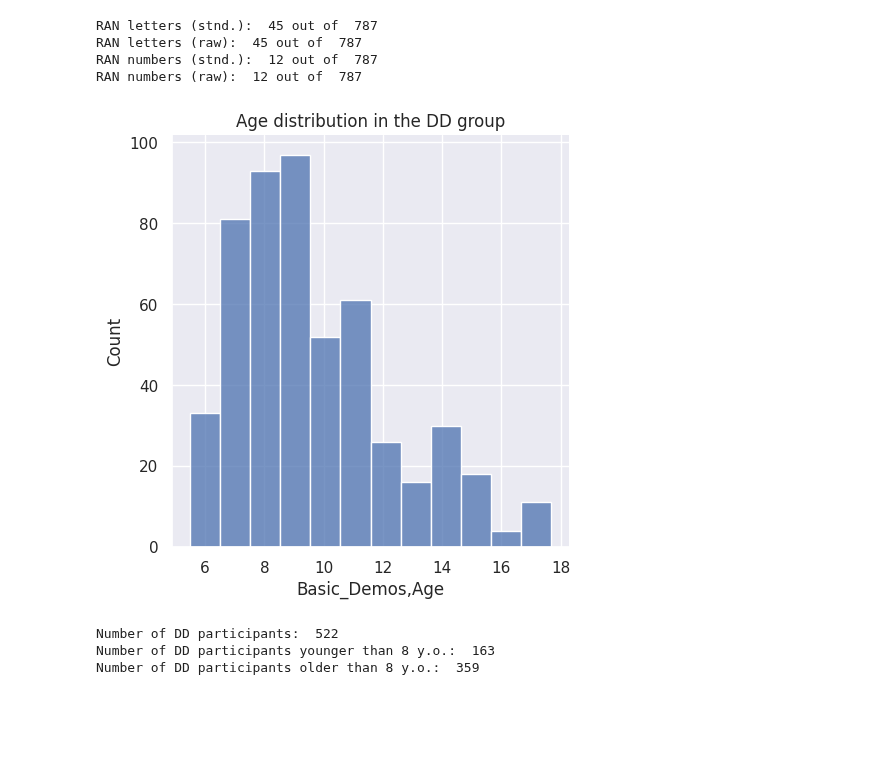
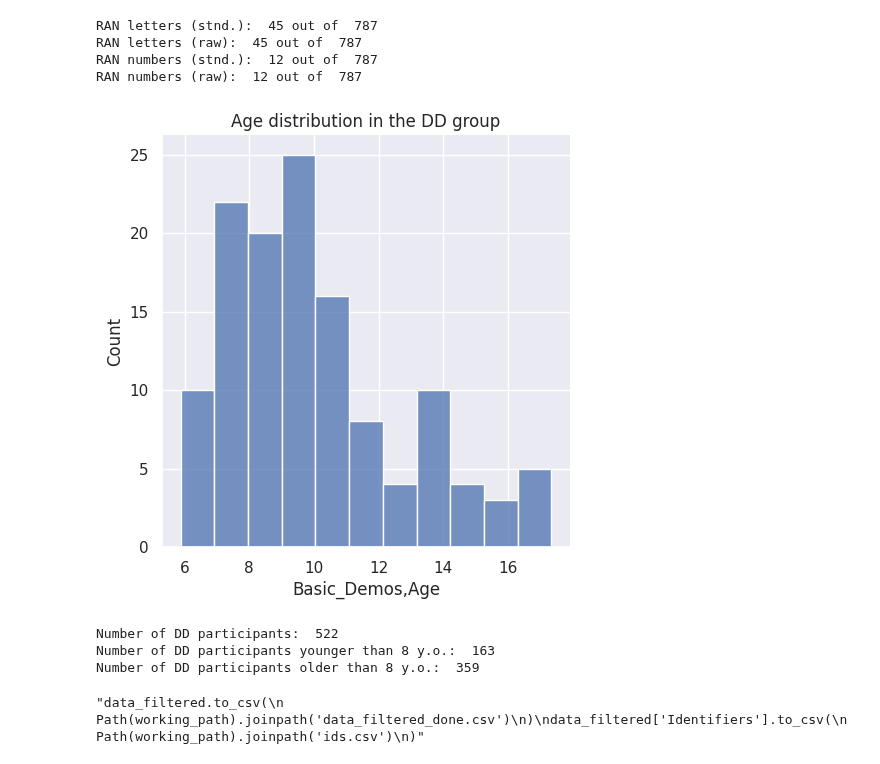
Before and after one commit to cristinarainich/Child-Mind-Institute-Project, a Jupyter notebook: Pheno_data_finalquery.ipynb, the cells around one changed output. Cells and saved outputs as stored; diff of their text form; code cells hidden in the pictures; blank space fills up the shorter version.

```diff
--- a/Pheno_data_finalquery.ipynb
+++ b/Pheno_data_finalquery.ipynb
@@ -449,6 +513,7 @@ def diagnosis(df):
       # dyslexic without comorbidities
       # dyslexic with comorbidities
       # other diagnosis
+      counter = 0
       if dys == 0:
         if dys_type == '':
           if inter_diag != '':
@@ -494,6 +559,8 @@ def diagnosis(df):
             type_DD.append('Math and Writing')
           elif 'Written' and 'Reading' in dys_type:
             type_DD.append('Reading and Writing')
+            counter += 1
+
           else:
             print('ERROR: unknown type of DD')
             print(i, dys_type, inter_diag, dys)
@@ -531,7 +598,7 @@ def diagnosis(df):
     #print(status)
     #print(len(all_diagnoses))
     #print(all_diagnoses)
-  return status, all_diagnoses, type_DD, DD_certainty, adhd, intel_disability
+  return status, all_diagnoses, type_DD, DD_certainty, adhd, intel_disability, counter
 # %%
  status, all_diagnoses, type_DD, DD_certainty, adhd, intel_disability = diagnosis(data)
  data['Group'] = status
@@ -1177,11 +1297,11 @@ RAN letters (raw):  45 out of  787
 RAN numbers (stnd.):  12 out of  787
 RAN numbers (raw):  12 out of  787
 # %%
-sns.displot(data_filtered[data_filtered['Group'] != 'Control']['Basic_Demos,Age'],
+sns.displot(data_filtered[data_filtered['Group'] == 'DD']['Basic_Demos,Age'],
              binwidth = 1)
 pl.title('Age distribution in the DD group');
 # %% [output]
-[figure, old version]
+[figure, new version]
 # %%
 print('Number of DD participants: ', data_filtered[data_filtered['Group'] != 'Control'].shape[0])
 print('Number of DD participants younger than 8 y.o.: ', data_filtered[(data_filtered['Group'] != 'Control') & (data_filtered['Basic_Demos,Age'] < 8)].shape[0])
@@ -1197,3 +1317,5 @@ Number of DD participants older than 8 y.o.:  359
 data_filtered['Identifiers'].to_csv(
     Path(working_path).joinpath('ids.csv')
 )'''
+# %% [output]
+"data_filtered.to_csv(\n    Path(working_path).joinpath('data_filtered_done.csv')\n)\ndata_filtered['Identifiers'].to_csv(\n    Path(working_path).joinpath('ids.csv')\n)"
```
Also changed, not shown: parts of 41 cells of this notebook.
